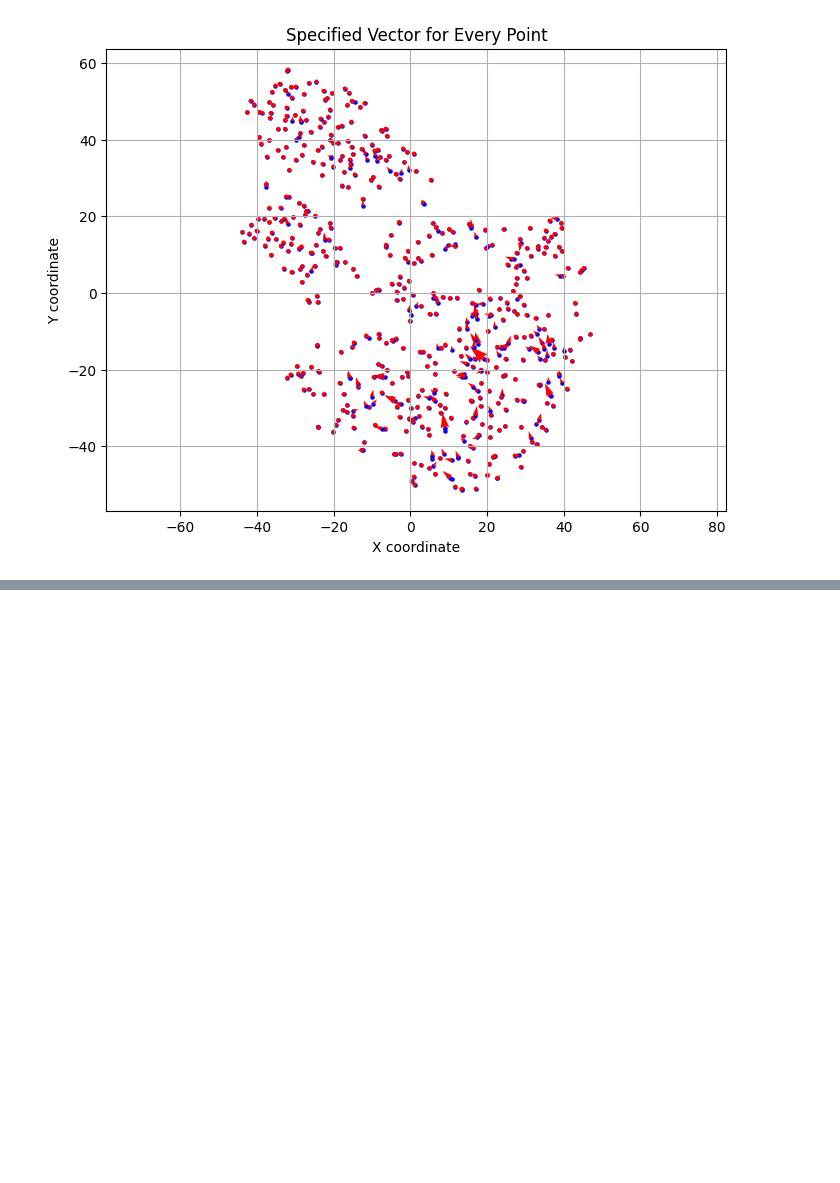
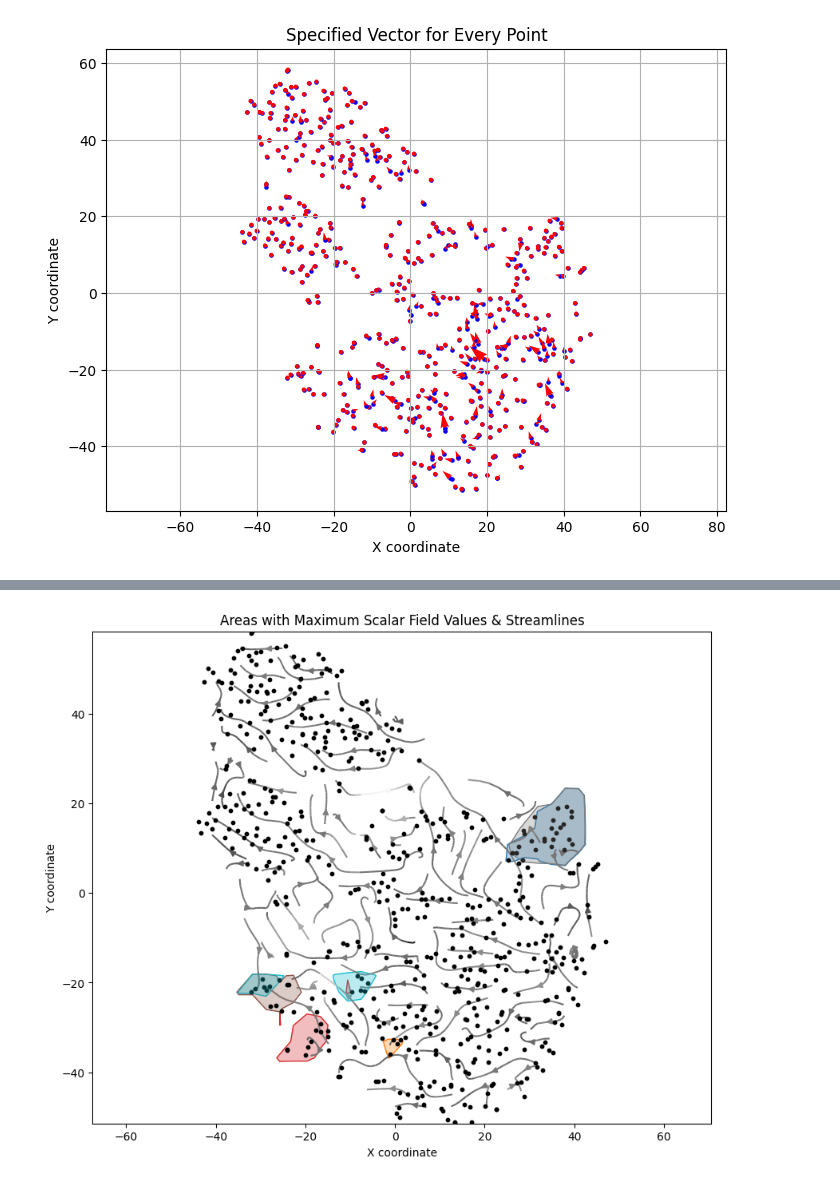
Before and after one commit to jiahaoxu14/FeatureWind, a Jupyter notebook: featurewind.ipynb, the cells around one changed output, grey strips where cells are left out. Cells and saved outputs as stored; diff of their text form; code cells hidden in the pictures; blank space fills up the shorter version.

```diff
--- a/featurewind.ipynb
+++ b/featurewind.ipynb
@@ -238,0 +297,94 @@ plt.show()
+# %%
+import matplotlib.pyplot as plt
+import numpy as np
+from scipy.interpolate import griddata
+import matplotlib.colors as mcolors
+import matplotlib.patches as mpatches
+
+feature_count = len(Col_labels)
+colors = plt.cm.tab10(np.linspace(0, 1, feature_count))  # Discrete colors for each feature
+
+fig, ax = plt.subplots(figsize=(10, 8))
+grid_size = 30
+
+# Compute one scalar field to get the grid reference.
+f_grid, X_grid, Y_grid, contour_levels = ScalarField.reconstruct_scalar_field(points, grid_size=grid_size, feature_index=0)
+
+# Precompute global max and min across all features.
+global_max = -np.inf
+global_min = np.inf
+for feature_idx in range(feature_count):
+    f_grid_feature, _, _, _ = ScalarField.reconstruct_scalar_field(points, grid_size=grid_size, feature_index=feature_idx)
+    global_max = max(global_max, np.nanmax(f_grid_feature))
+    global_min = min(global_min, np.nanmin(f_grid_feature))
+
+# Define a global threshold based on the overall max and min.
+tolerance = 0.3 * (global_max - global_min)  # adjust as needed
+global_threshold = global_max - tolerance
+
+# Record used feature indices (only features with some region above the threshold)
+used_features = []
+
+for feature_idx in range(feature_count):
+    # Reconstruct the scalar field for the current feature using the same grid size.
+    f_grid_feature, _, _, _ = ScalarField.reconstruct_scalar_field(points, grid_size=grid_size, feature_index=feature_idx)
+
+    # Check if this feature has values above the global threshold.
+    if np.any(f_grid_feature >= global_threshold):
+        used_features.append(feature_idx)
+        # Use the global threshold for all features.
+        ax.contourf(X_grid, Y_grid, f_grid_feature,
+                    levels=[global_threshold, global_max],
+                    colors=[colors[feature_idx]],
+                    alpha=0.3, zorder=feature_idx)
+
+        # Optionally display contour lines for the maximum region.
+        ax.contour(X_grid, Y_grid, f_grid_feature,
+                   levels=[global_threshold, global_max],
+                   colors=[colors[feature_idx]], linewidths=1)
+
+# Plot the underlying point positions for reference.
+positions = np.array([point.position for point in points if point.valid])
+ax.scatter(positions[:, 0], positions[:, 1], c='black', s=10, zorder=20)
+
+# === Use the same grid (X_grid, Y_grid) from the scalar field for streamlines ===
+# Sum all gradient vectors for each valid point.
+gradient_list = np.array([np.sum(point.gradient_vectors, axis=0) for point in points if point.valid])
+
+# Interpolate the gradient vectors onto the scalar field grid (X_grid, Y_grid).
+grid_gx = griddata((positions[:, 0], positions[:, 1]), gradient_list[:, 0],
+                   (X_grid, Y_grid), method='cubic')
+grid_gy = griddata((positions[:, 0], positions[:, 1]), gradient_list[:, 1],
+                   (X_grid, Y_grid), method='cubic')
+
+# Compute the magnitude (hypot) and normalize it.
+hyp = np.hypot(grid_gx, grid_gy)
+valid_min = np.nanmin(hyp)
+valid_max = np.nanmax(hyp)
+filled_hyp = np.where(np.isnan(hyp), valid_min, hyp)
+norm = mcolors.PowerNorm(gamma=0.2, vmin=valid_min, vmax=valid_max)
+normed_hyp = norm(filled_hyp)
+
+# Overlay streamlines using the scalar field grid.
+strm = ax.streamplot(X_grid, Y_grid, grid_gx, grid_gy, density=1,
+                     color=normed_hyp, cmap='gray', zorder=10)
+
+ax.set_title('Areas with Maximum Scalar Field Values & Streamlines')
+ax.set_xlabel('X coordinate')
+ax.set_ylabel('Y coordinate')
+ax.axis('equal')
+plt.grid(False)
+plt.show()
+
+
+# Create a separate figure for the legend including only the used features.
+legend_handles = [mpatches.Patch(color=colors[i], label=Col_labels[i]) for i in used_features]
+fig_legend, ax_legend = plt.subplots(figsize=(6, 2))
+ax_legend.axis('off')  # Hide the axis
+
+# Limit legend to a maximum of 6 entries per row.
+ncols = 6 if len(legend_handles) > 6 else len(legend_handles)
+ax_legend.legend(handles=legend_handles, loc='center', ncol=ncols, title="Feature Colors")
+plt.show()
+# %% [output]
+[figure, added]
```
Also changed, not shown: parts of 8 cells of this notebook, 1 other file.
